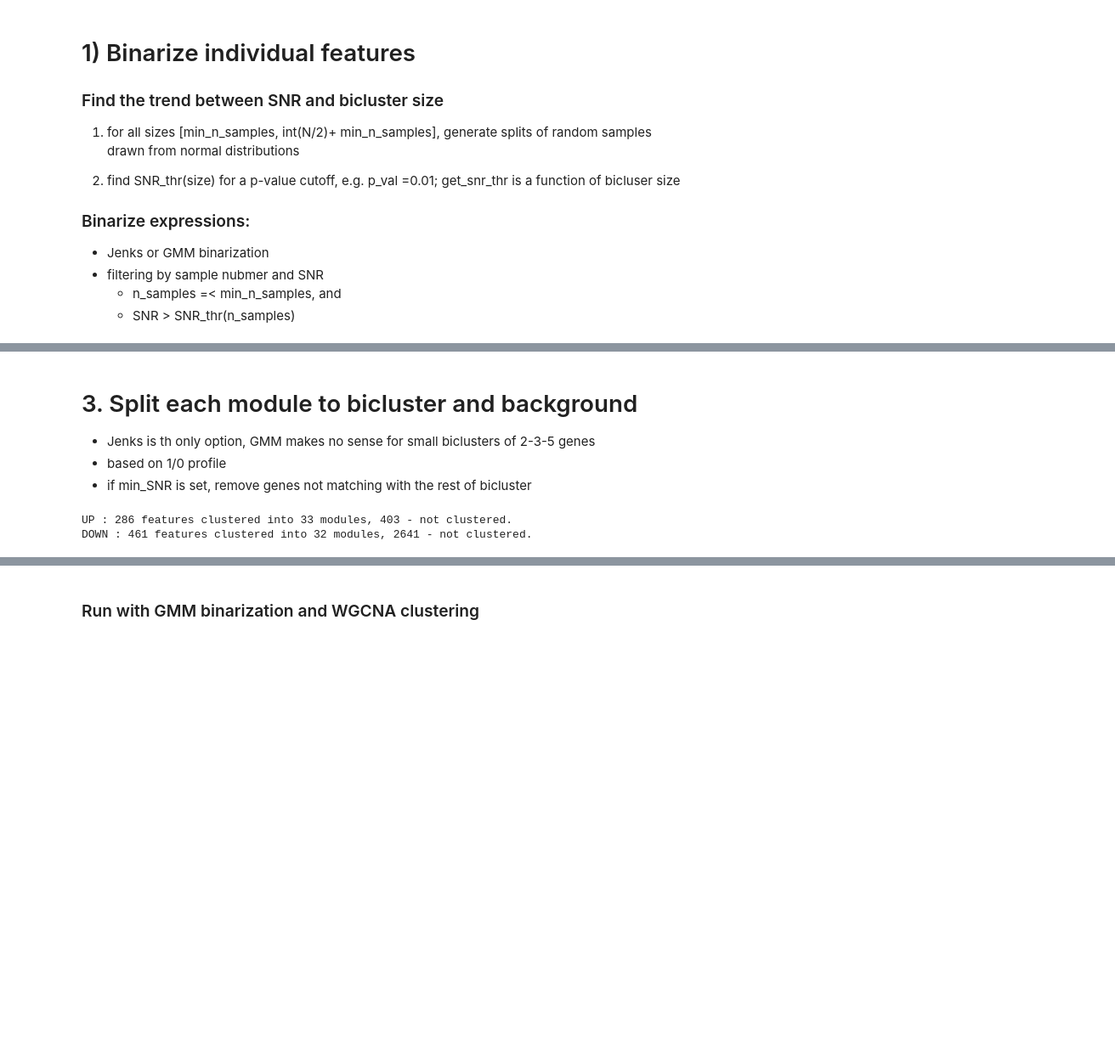
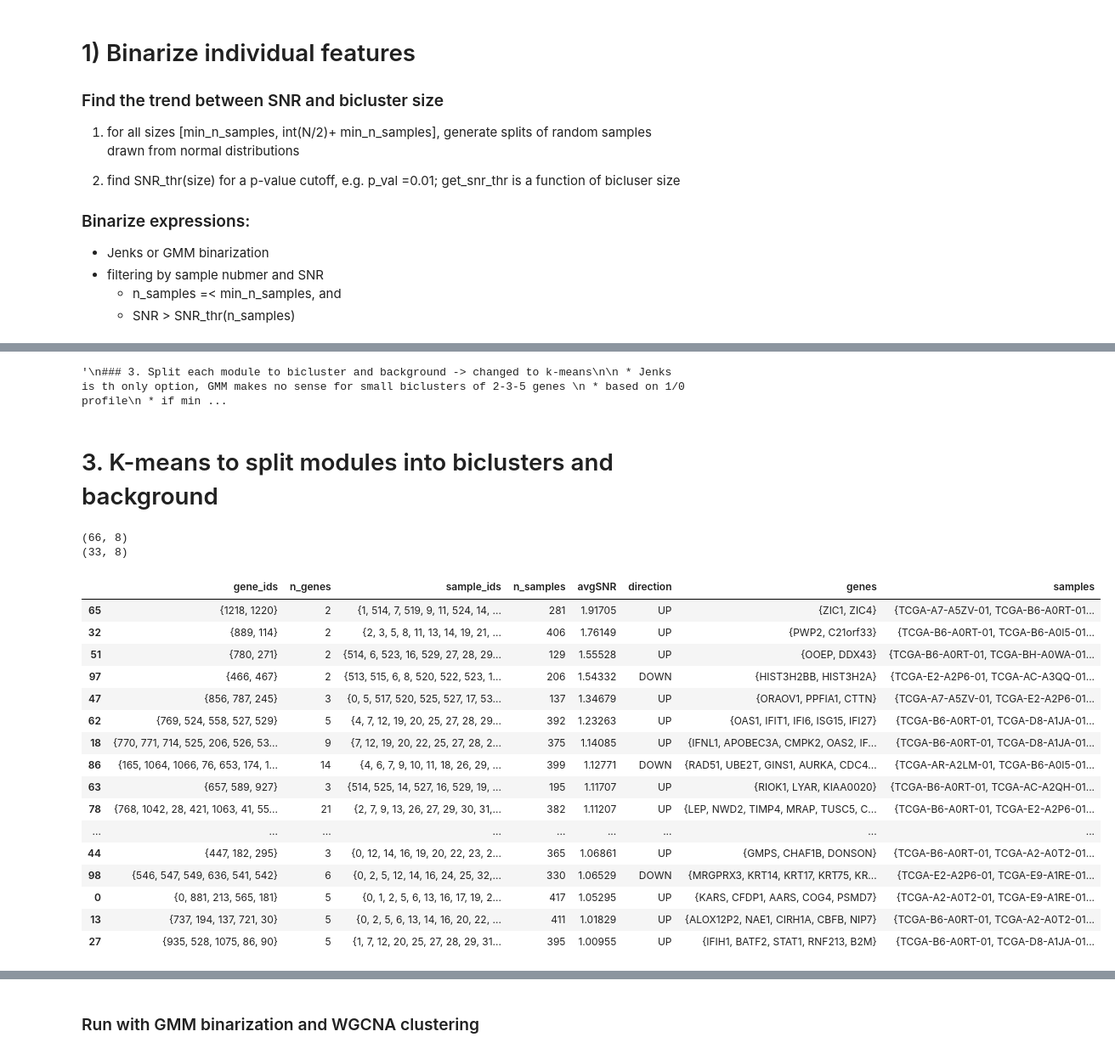
Before and after one commit to ozolotareva/unpast_paper, a Jupyter notebook: DESMOND2_step_by_step.ipynb, the cells around one changed output, grey strips where cells are left out. Shown at 85% size. Cells and saved outputs as stored; diff of their text form; code cells hidden in the pictures; blank space fills up the shorter version.

```diff
--- a/DESMOND2_step_by_step.ipynb
+++ b/DESMOND2_step_by_step.ipynb
@@ -179,9 +201,9 @@ Running WGCNA for /home/olya/TUM/DESMOND/DESMOND2/tmp_results//TCGA-BRCA.Jenks.b
 # %%
-clust_method = "DESMOND"
+#clust_method = "DESMOND"
 if clust_method == "DESMOND":
     from pgm import run_sampling
     # PGM parameters
-    alpha = 10 # convergence fails from 0.25; 0.33 is still Ok
+    alpha = 2.0 # convergence fails from 0.25; 0.33 is still Ok
     beta_K = 1
 
     # convergence
@@ -198,4 +220,4 @@ if clust_method == "DESMOND":
                     max_n_steps=max_n_steps, n_steps_averaged = n_steps_averaged,
                     n_points_fit = n_points_fit, tol = 0.1,
                     n_steps_for_convergence = n_steps_for_convergence,
-                    verbose =verbose,plot_all=plot_all)
+                    verbose =True,plot_all=plot_all)
@@ -222,10 +224,12 @@ time    modules detected in in 195.94 s.
-# %% [markdown]
-# 3. Split each module to bicluster and background
-
- * Jenks is th only option, GMM makes no sense for small biclusters of 2-3-5 genes
- * based on 1/0 profile
- * if min_SNR is set, remove genes not matching with the rest of bicluster
 # %%
+"""
+### 3. Split each module to bicluster and background -> changed to k-means
+
+ * Jenks is th only option, GMM makes no sense for small biclusters of 2-3-5 genes
+ * based on 1/0 profile
+ * if min_SNR is set, remove genes not matching with the rest of bicluster
+
+
 from method import modules2biclsuters_jenks
 
 biclusters, not_clustered_features = modules2biclsuters_jenks(clustering_results,exprs,binarized_expressions,
@@ -234,7 +238,8 @@ biclusters, not_clustered_features = modules2biclsuters_jenks(clustering_results
                                                      bin_method = bin_method, clust_method = clust_method,
                                                      result_file_name = out_dir+basename,
                                                      directions=["UP","DOWN"],
-                                                     plot=False,verbose = False)
+                                                     plot=False,verbose = False)"""
 # %% [output]
-UP : 286 features clustered into 33 modules, 403 - not clustered.
-DOWN : 461 features clustered into 32 modules, 2641 - not clustered.
+'\n### 3. Split each module to bicluster and background -> changed to k-means\n\n * Jenks is th only option, GMM makes no sense for small biclusters of 2-3-5 genes \n * based on 1/0 profile\n * if min ...
+# %% [markdown]
+# 3. K-means to split modules into biclusters and background
@@ -241,3 +248,53 @@ DOWN : 461 features clustered into 32 modules, 2641 - not clustered.
+# %%
+all_biclusters = []
+for d in ["UP","DOWN"]:
+    genes = binarized_expressions[d].columns.values
+    exprs_np = exprs.loc[genes,:]
+    ints2g_names = exprs_np.index.values
+    ints2s_names = exprs_np.columns.values
+    exprs_np = exprs_np.values
+    exprs_sums = exprs_np.sum(axis=1)
+    exprs_sq_sums = np.square(exprs_np).sum(axis=1)
+    N = exprs.shape[1]
+    exprs_data = N, exprs_sums, exprs_sq_sums
+
+    modules = clustering_results[d][0]
+    genes = dict( zip(genes,range(0,len(genes))))
+    res = genesets2biclusters(modules, genes, exprs_np, exprs_data,ints2g_names,ints2s_names,
+                            min_SNR = min_SNR,min_n_samples=min_n_samples, min_n_genes=2,
+                            verbose = False)
+    res = pd.DataFrame.from_dict(res).T
+    res.set_index("id",inplace = True)
+    print(res.shape)
+    all_biclusters.append(res)
+all_biclusters = pd.concat(all_biclusters,axis =0)
+all_biclusters.index = range(0,all_biclusters.shape[0])
+
+from method2 import write_bic_table
+suffix  = ".bin="+bin_method+",clust="+clust_method
+all_biclusters = all_biclusters.sort_values(by=["avgSNR"],ascending=[False])
+write_bic_table(all_biclusters, out_dir+basename+suffix+".biclusters.tsv")
+all_biclusters.head(20)
+# %% [output]
+(66, 8)
+(33, 8)
+|  | gene_ids | n_genes | sample_ids | n_samples | avgSNR | direction | genes | samples |
+| 65 | {1218, 1220} | 2 | {1, 514, 7, 519, 9, 11, 524, 14, ... | 281 | 1.91705 | UP | {ZIC1, ZIC4} | {TCGA-A7-A5ZV-01, TCGA-B6-A0RT-01... |
+| 32 | {889, 114} | 2 | {2, 3, 5, 8, 11, 13, 14, 19, 21, ... | 406 | 1.76149 | UP | {PWP2, C21orf33} | {TCGA-B6-A0RT-01, TCGA-B6-A0I5-01... |
+| 51 | {780, 271} | 2 | {514, 6, 523, 16, 529, 27, 28, 29... | 129 | 1.55528 | UP | {OOEP, DDX43} | {TCGA-B6-A0RT-01, TCGA-BH-A0WA-01... |
+| 97 | {466, 467} | 2 | {513, 515, 6, 8, 520, 522, 523, 1... | 206 | 1.54332 | DOWN | {HIST3H2BB, HIST3H2A} | {TCGA-E2-A2P6-01, TCGA-AC-A3QQ-01... |
+| 47 | {856, 787, 245} | 3 | {0, 5, 517, 520, 525, 527, 17, 53... | 137 | 1.34679 | UP | {ORAOV1, PPFIA1, CTTN} | {TCGA-A7-A5ZV-01, TCGA-E2-A2P6-01... |
+| 62 | {769, 524, 558, 527, 529} | 5 | {4, 7, 12, 19, 20, 25, 27, 28, 29... | 392 | 1.23263 | UP | {OAS1, IFIT1, IFI6, ISG15, IFI27} | {TCGA-B6-A0RT-01, TCGA-D8-A1JA-01... |
+| 18 | {770, 771, 714, 525, 206, 526, 53... | 9 | {7, 12, 19, 20, 22, 25, 27, 28, 2... | 375 | 1.14085 | UP | {IFNL1, APOBEC3A, CMPK2, OAS2, IF... | {TCGA-B6-A0RT-01, TCGA-D8-A1JA-01... |
+| 86 | {165, 1064, 1066, 76, 653, 174, 1... | 14 | {4, 6, 7, 9, 10, 11, 18, 26, 29, ... | 399 | 1.12771 | DOWN | {RAD51, UBE2T, GINS1, AURKA, CDC4... | {TCGA-AR-A2LM-01, TCGA-B6-A0I5-01... |
+| 63 | {657, 589, 927} | 3 | {514, 525, 14, 527, 16, 529, 19, ... | 195 | 1.11707 | UP | {RIOK1, LYAR, KIAA0020} | {TCGA-B6-A0RT-01, TCGA-AC-A2QH-01... |
+| 78 | {768, 1042, 28, 421, 1063, 41, 55... | 21 | {2, 7, 9, 13, 26, 27, 29, 30, 31,... | 382 | 1.11207 | UP | {LEP, NWD2, TIMP4, MRAP, TUSC5, C... | {TCGA-B6-A0RT-01, TCGA-E2-A2P6-01... |
+| ... | ... | ... | ... | ... | ... | ... | ... | ... |
+| 44 | {447, 182, 295} | 3 | {0, 12, 14, 16, 19, 20, 22, 23, 2... | 365 | 1.06861 | UP | {GMPS, CHAF1B, DONSON} | {TCGA-B6-A0RT-01, TCGA-A2-A0T2-01... |
+| 98 | {546, 547, 549, 636, 541, 542} | 6 | {0, 2, 5, 12, 14, 16, 24, 25, 32,... | 330 | 1.06529 | DOWN | {MRGPRX3, KRT14, KRT17, KRT75, KR... | {TCGA-E2-A2P6-01, TCGA-E9-A1RE-01... |
+| 0 | {0, 881, 213, 565, 181} | 5 | {0, 1, 2, 5, 6, 13, 16, 17, 19, 2... | 417 | 1.05295 | UP | {KARS, CFDP1, AARS, COG4, PSMD7} | {TCGA-A2-A0T2-01, TCGA-E9-A1RE-01... |
+| 13 | {737, 194, 137, 721, 30} | 5 | {0, 2, 5, 6, 13, 14, 16, 20, 22, ... | 411 | 1.01829 | UP | {ALOX12P2, NAE1, CIRH1A, CBFB, NIP7} | {TCGA-B6-A0RT-01, TCGA-A2-A0T2-01... |
+| 27 | {935, 528, 1075, 86, 90} | 5 | {1, 7, 12, 20, 25, 27, 28, 29, 31... | 395 | 1.00955 | UP | {IFIH1, BATF2, STAT1, RNF213, B2M} | {TCGA-B6-A0RT-01, TCGA-D8-A1JA-01... |
 # %% [markdown]
 # All steps in one function
 
```
Also changed, not shown: parts of 19 cells of this notebook, 2 other files.
